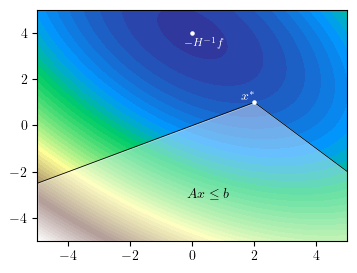
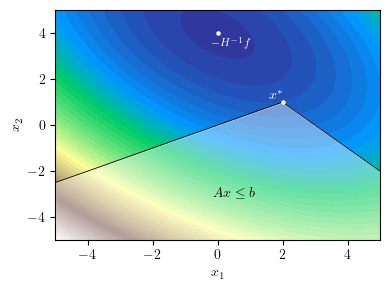
Code edit (unified diff) that turned the first committed figure into the second:
--- before
+++ after
@@ -49,8 +49,10 @@
 
 # Labels
-
+plt.xlabel(r"$x_1$")
+plt.ylabel(r"$x_2$")
 plt.xlim(-5, 5)
 plt.ylim(-5, 5)
 
-plt.savefig(f"figures/example_primal_qp.png")
+plt.tight_layout()
+plt.savefig(f"figures/example_primal_qp.pdf")
 plt.show()

Commit: small change